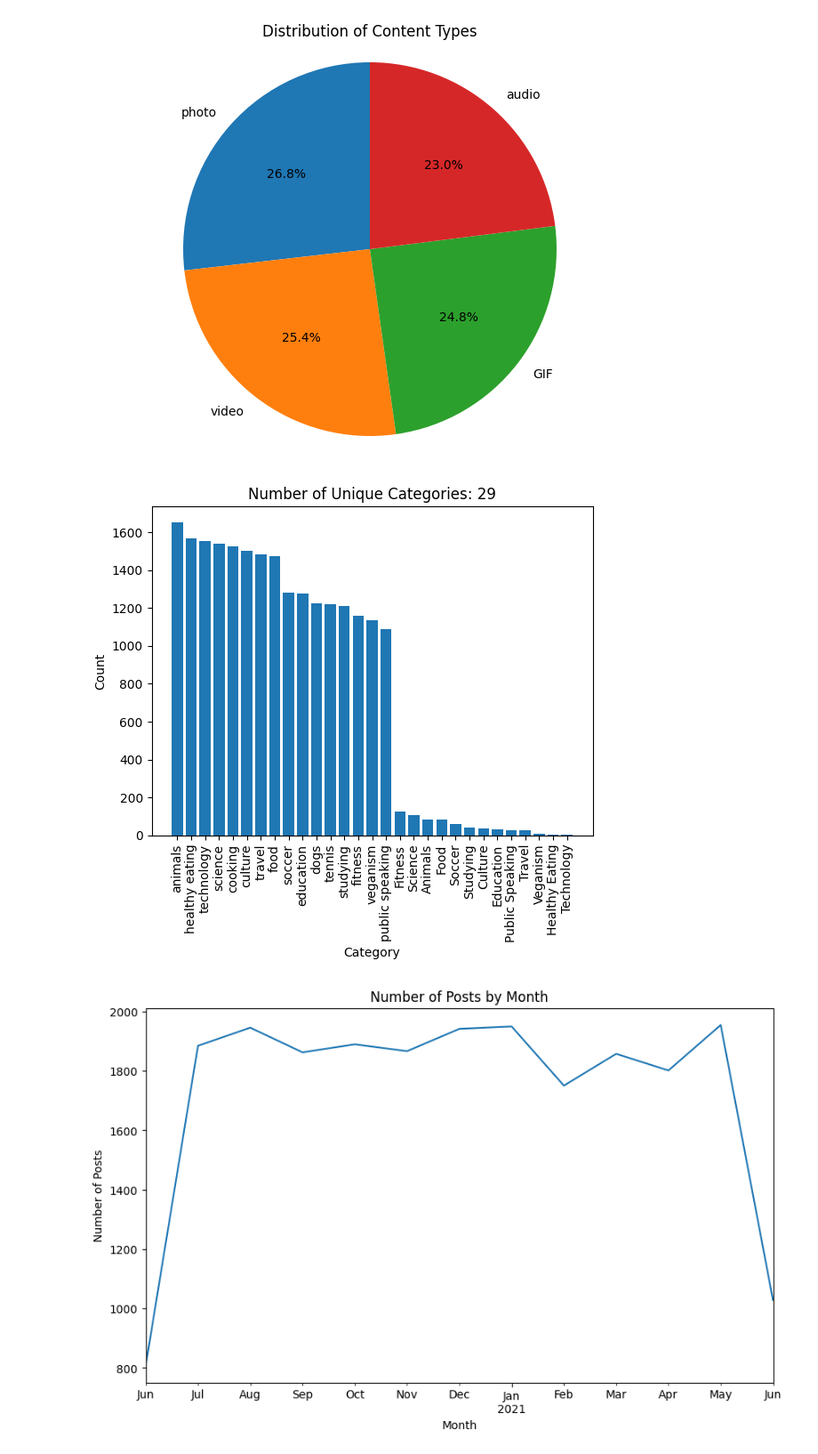
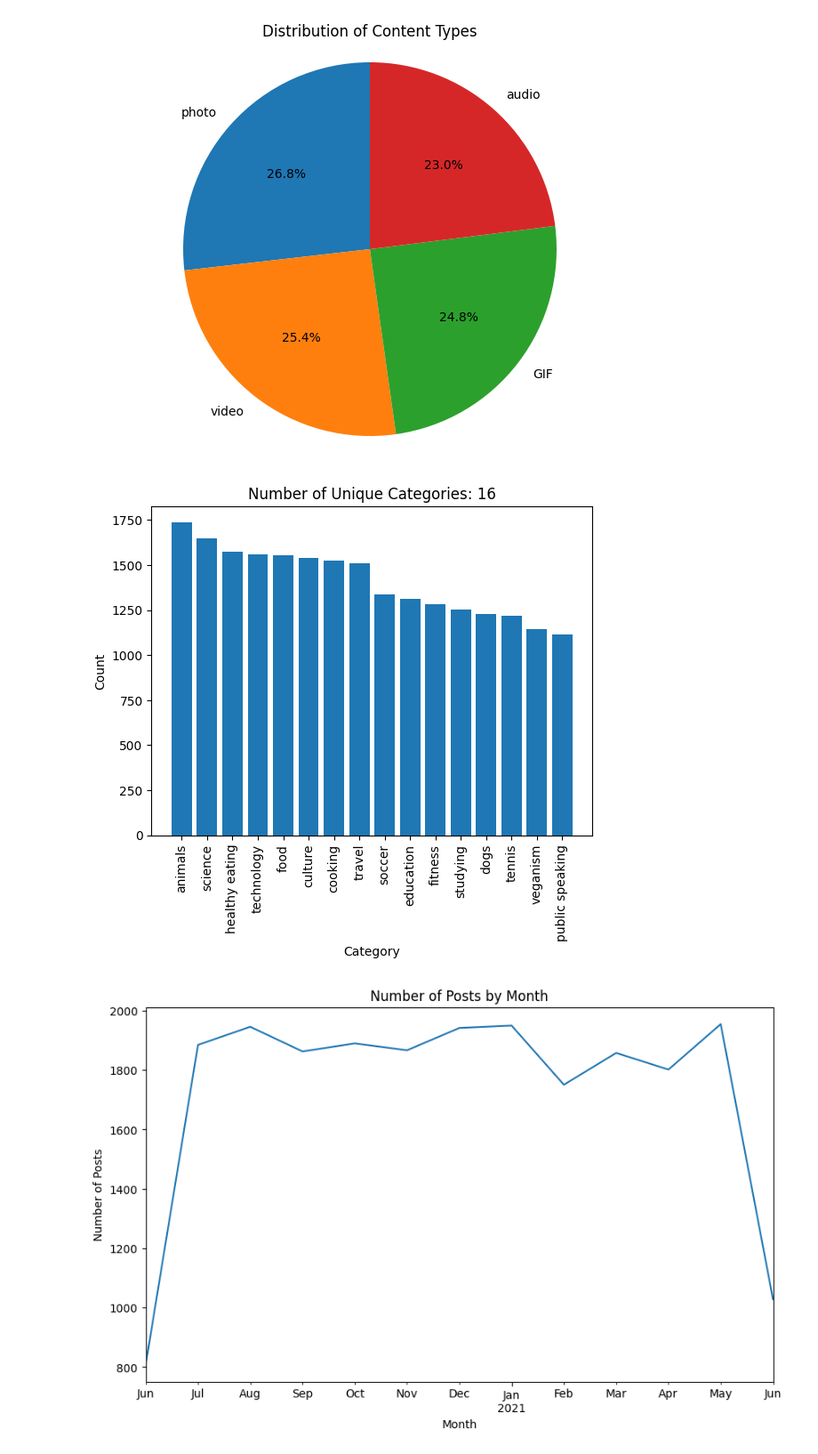
Before and after one commit to ayushjain01/Accenture-Forage, a Jupyter notebook: main.ipynb, the cells around one changed output. Shown: that part at 89% size. Saved outputs shown, nothing was run; the diff lists cells and outputs as text; code cells hidden in the pictures.

Commit message:
Refine Visuals

```diff
--- a/Untitled-1.ipynb
+++ b/main.ipynb
@@ -377,18 +376,19 @@ plt.show()
 # %% [output]
 [figure]
 # %%
-num_unique_categories = cleaneddf['Category'].nunique()
+num_unique_categories = cleaneddf['Category'].str.lower().nunique()
 
-# Create a bar plot of unique categories
+cleaneddf['Category'] = cleaneddf['Category'].str.lower()
+
 category_counts = cleaneddf['Category'].value_counts()
 plt.bar(category_counts.index, category_counts)
 plt.xlabel('Category')
 plt.ylabel('Count')
 plt.title(f'Number of Unique Categories: {num_unique_categories}')
 plt.xticks(rotation=90)
 plt.show()
 # %% [output]
-[figure, old version]
+[figure, new version]
 # %%
 cleaneddf['Datetime'] = pd.to_datetime(cleaneddf['Datetime'])
 
```
Also changed, not shown: parts of 3 cells of this notebook, 2 other files.
